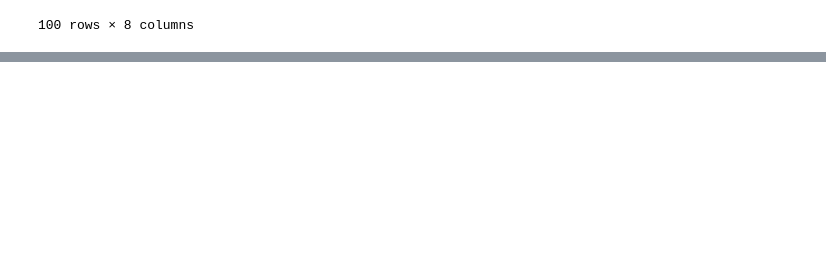
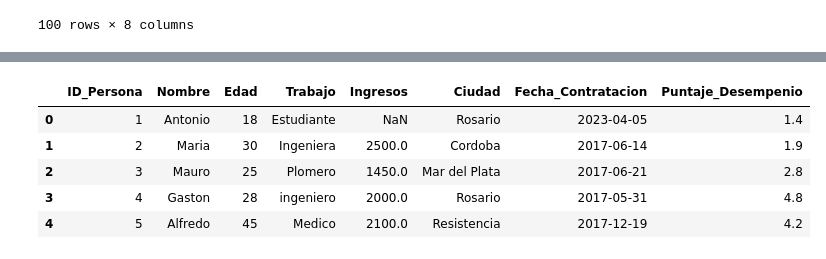
Before and after one commit to AlexisRmnk/practicaInformatorio2022, a Jupyter notebook: prog_web/01_python/practicas_03_adicional_post_info/PANDAS/pandas02.ipynb, the cells around one changed output, grey strips where cells are left out. Cells and saved outputs as stored; diff of their text form; code cells hidden in the pictures; blank space fills up the shorter version.

```diff
--- a/prog_web/01_python/practicas_03_adicional_post_info/PANDAS/pandas02.ipynb
+++ b/prog_web/01_python/practicas_03_adicional_post_info/PANDAS/pandas02.ipynb
@@ -21,0 +46,11 @@ df
+# %%
+df_con_renombres = df.rename(columns={"Ocupacion":"Trabajo","Salario":"Ingresos"})
+df_con_renombres.head()
+# si quisieramos editar el mismo dataframe en si, pondiamos [ df = df.rename(... ]
+# %% [output]
+|  | ID_Persona | Nombre | Edad | Trabajo | Ingresos | Ciudad | Fecha_Contratacion | Puntaje_Desempenio |
+| 0 | 1 | Antonio | 18 | Estudiante | NaN | Rosario | 2023-04-05 | 1.4 |
+| 1 | 2 | Maria | 30 | Ingeniera | 2500.0 | Cordoba | 2017-06-14 | 1.9 |
+| 2 | 3 | Mauro | 25 | Plomero | 1450.0 | Mar del Plata | 2017-06-21 | 2.8 |
+| 3 | 4 | Gaston | 28 | ingeniero | 2000.0 | Rosario | 2017-05-31 | 4.8 |
+| 4 | 5 | Alfredo | 45 | Medico | 2100.0 | Resistencia | 2017-12-19 | 4.2 |
```
Also changed, not shown: parts of 16 cells of this notebook, 1 other file.
